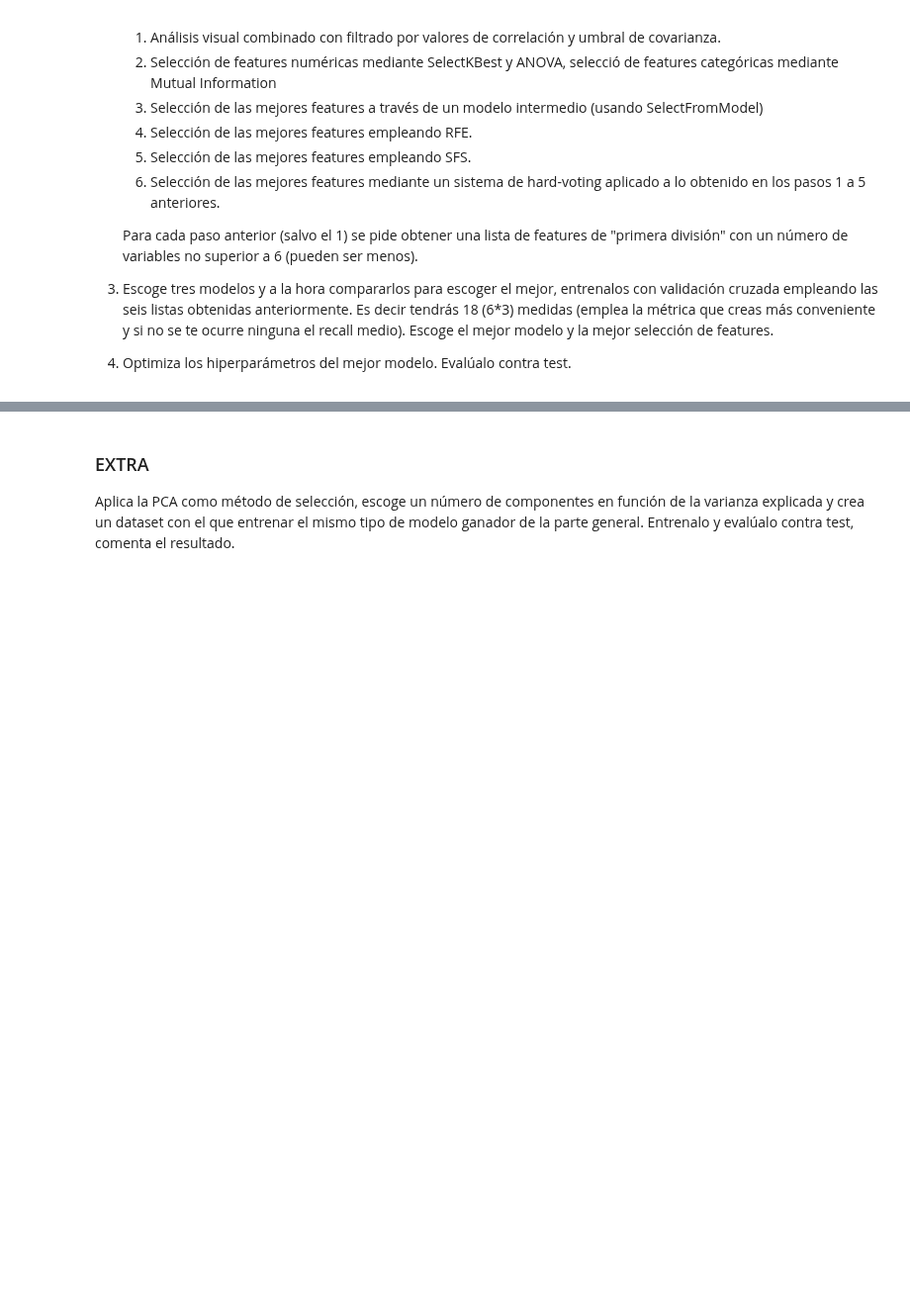
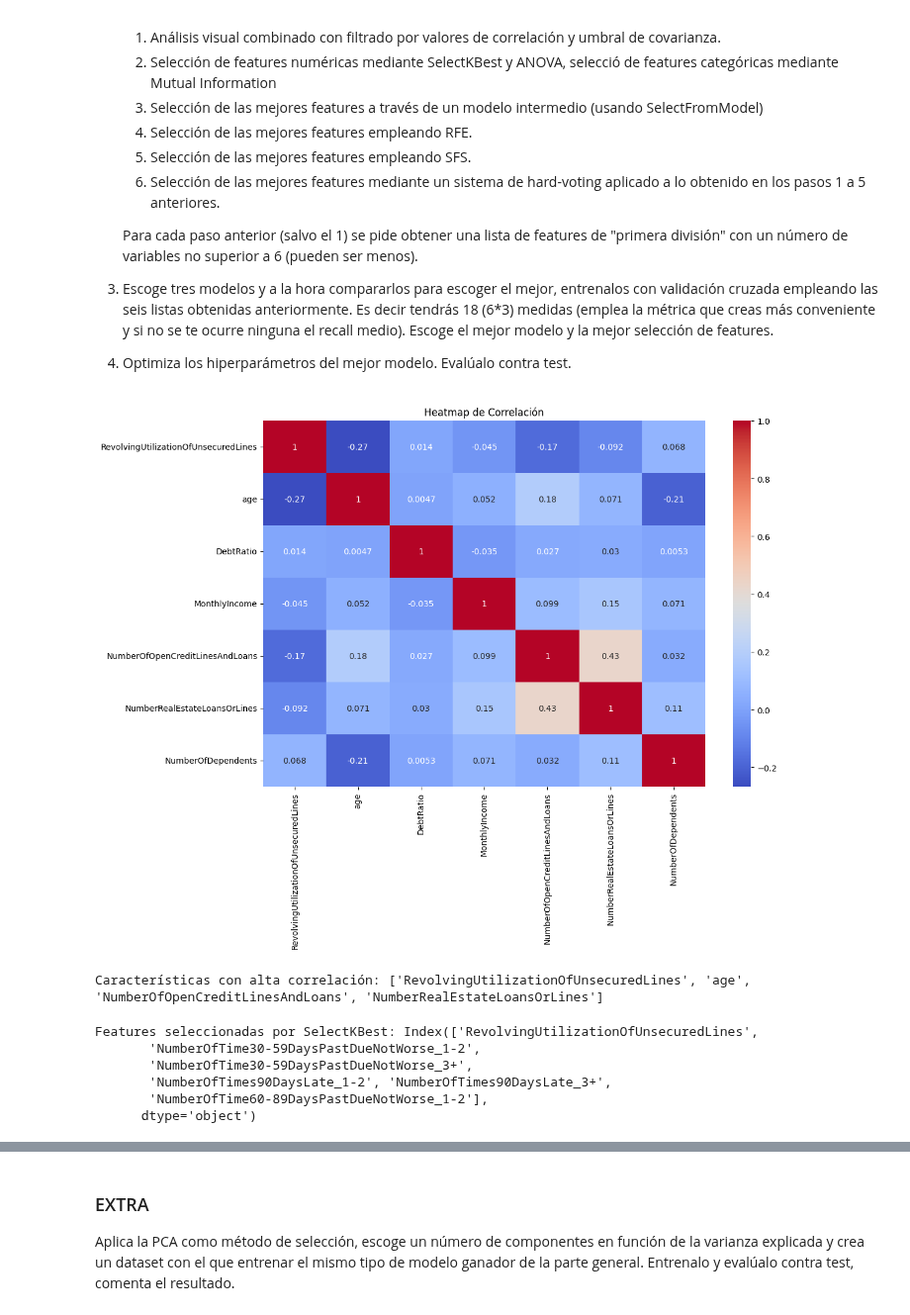
Before and after one commit to annahico/ONLINE_DS_THEBRIDGE_ANNA, a Jupyter notebook: 04_Machine_Learning/Sprint_14/Unidad_02/Practica_Obligatoria/18_Practica_Obligatoria_Seleccion_Features.ipynb, the cells around one changed output, grey strips where cells are left out. Shown at 99% size. Saved outputs shown, nothing was run; the diff lists cells and outputs as text; code cells hidden in the pictures; blank space fills up the shorter version.

```diff
--- a/04_Machine_Learning/Sprint_14/Unidad_02/Practica_Obligatoria/18_Practica_Obligatoria_Seleccion_Features.ipynb
+++ b/04_Machine_Learning/Sprint_14/Unidad_02/Practica_Obligatoria/18_Practica_Obligatoria_Seleccion_Features.ipynb
@@ -48,0 +63,46 @@ Sigue los pasos del proceso de ML que hemos aprendido para problemas supervisado
+# %%
+# Separar features y target
+X = df.drop('SeriousDlqin2yrs', axis=1)
+y = df['SeriousDlqin2yrs']
+# %%
+# Convertir categóricas
+X = pd.get_dummies(X, drop_first=True)
+# %%
+# División train/test
+X_train, X_test, y_train, y_test = train_test_split(X, y, test_size=0.2, stratify=y, random_state=42)
+# %%
+# Escalar numéricas
+scaler = StandardScaler()
+X_train[X_train.select_dtypes(include=[np.number]).columns] = scaler.fit_transform(X_train.select_dtypes(include=[np.number]))
+X_test[X_test.select_dtypes(include=[np.number]).columns] = scaler.transform(X_test.select_dtypes(include=[np.number]))
+# %%
+# Correlación numéricas
+corr_matrix = X_train.select_dtypes(include=[np.number]).corr()
+
+plt.figure(figsize=(12, 8))
+sns.heatmap(corr_matrix, annot=True, cmap='coolwarm')
+plt.title('Heatmap de Correlación')
+plt.show()
+# %% [output]
+[figure, added]
+# %%
+# Filtrado de características con alta correlación
+high_corr_features = corr_matrix.columns[corr_matrix.abs().sum() > 1.5].tolist()
+print("Características con alta correlación:", high_corr_features)
+# %% [output]
+Características con alta correlación: ['RevolvingUtilizationOfUnsecuredLines', 'age', 'NumberOfOpenCreditLinesAndLoans', 'NumberRealEstateLoansOrLines']
+# %%
+# SelectKBest y ANOVA
+select_kbest = SelectKBest(score_func=f_classif, k=6)
+X_train_kbest = select_kbest.fit_transform(X_train, y_train)
+X_test_kbest = select_kbest.transform(X_test)
+
+selected_features_kbest = X_train.columns[select_kbest.get_support()]
+print("Features seleccionadas por SelectKBest:", selected_features_kbest)
+# %% [output]
+Features seleccionadas por SelectKBest: Index(['RevolvingUtilizationOfUnsecuredLines',
+       'NumberOfTime30-59DaysPastDueNotWorse_1-2',
+       'NumberOfTime30-59DaysPastDueNotWorse_3+',
+       'NumberOfTimes90DaysLate_1-2', 'NumberOfTimes90DaysLate_3+',
+       'NumberOfTime60-89DaysPastDueNotWorse_1-2'],
+      dtype='object')
```
Also changed, not shown: parts of 15 cells of this notebook.
